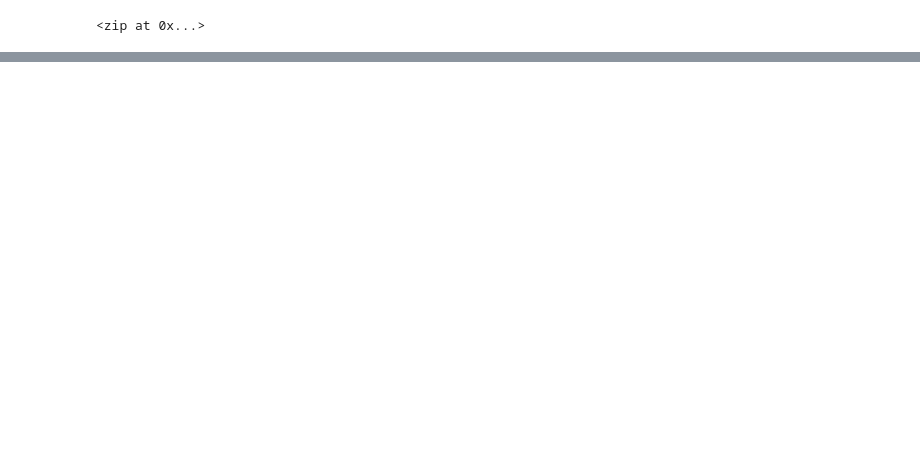
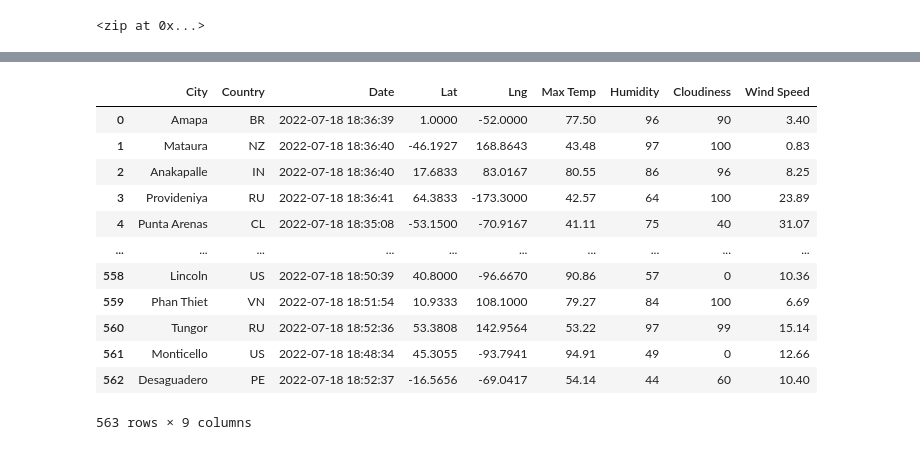
Before and after one commit to josephrodini/World_Weather_Analysis, a Jupyter notebook: WeatherPy.ipynb, the cells around one changed output, grey strips where cells are left out. Cells and saved outputs as stored; diff of their text form; code cells hidden in the pictures; blank space fills up the shorter version.

```diff
--- a/WeatherPy.ipynb
+++ b/WeatherPy.ipynb
@@ -54,0 +55,8 @@ len(cities)
+# %%
+# Import the requests library.
+import requests
+
+# Import the API key.
+from config import weather_api_key
+
+url = "http://api.openweathermap.org/data/2.5/weather?units=Imperial&APPID=" + weather_api_key
@@ -54,0 +151,4 @@ len(cities)
+# %%
+# Convert the array of dictionaries to a Pandas DataFrame.
+city_data_df = pd.DataFrame(city_data)
+city_data_df.head(10)
@@ -54,0 +167,18 @@ len(cities)
+# %%
+city_data_df = city_data_df[["City", "Country", "Date", "Lat", "Lng", "Max Temp", "Humidity", "Cloudiness", "Wind Speed"]]
+
+city_data_df
+# %% [output]
+|  | City | Country | Date | Lat | Lng | Max Temp | Humidity | Cloudiness | Wind Speed |
+| 0 | Amapa | BR | 2022-07-18 18:36:39 | 1.0000 | -52.0000 | 77.50 | 96 | 90 | 3.40 |
+| 1 | Mataura | NZ | 2022-07-18 18:36:40 | -46.1927 | 168.8643 | 43.48 | 97 | 100 | 0.83 |
+| 2 | Anakapalle | IN | 2022-07-18 18:36:40 | 17.6833 | 83.0167 | 80.55 | 86 | 96 | 8.25 |
+| 3 | Provideniya | RU | 2022-07-18 18:36:41 | 64.3833 | -173.3000 | 42.57 | 64 | 100 | 23.89 |
+| 4 | Punta Arenas | CL | 2022-07-18 18:35:08 | -53.1500 | -70.9167 | 41.11 | 75 | 40 | 31.07 |
+| ... | ... | ... | ... | ... | ... | ... | ... | ... | ... |
+| 558 | Lincoln | US | 2022-07-18 18:50:39 | 40.8000 | -96.6670 | 90.86 | 57 | 0 | 10.36 |
+| 559 | Phan Thiet | VN | 2022-07-18 18:51:54 | 10.9333 | 108.1000 | 79.27 | 84 | 100 | 6.69 |
+| 560 | Tungor | RU | 2022-07-18 18:52:36 | 53.3808 | 142.9564 | 53.22 | 97 | 99 | 15.14 |
+| 561 | Monticello | US | 2022-07-18 18:48:34 | 45.3055 | -93.7941 | 94.91 | 49 | 0 | 12.66 |
+| 562 | Desaguadero | PE | 2022-07-18 18:52:37 | -16.5656 | -69.0417 | 54.14 | 44 | 60 | 10.40 |
+563 rows × 9 columns
```
Also changed, not shown: parts of 7 cells of this notebook, 4 other files.
